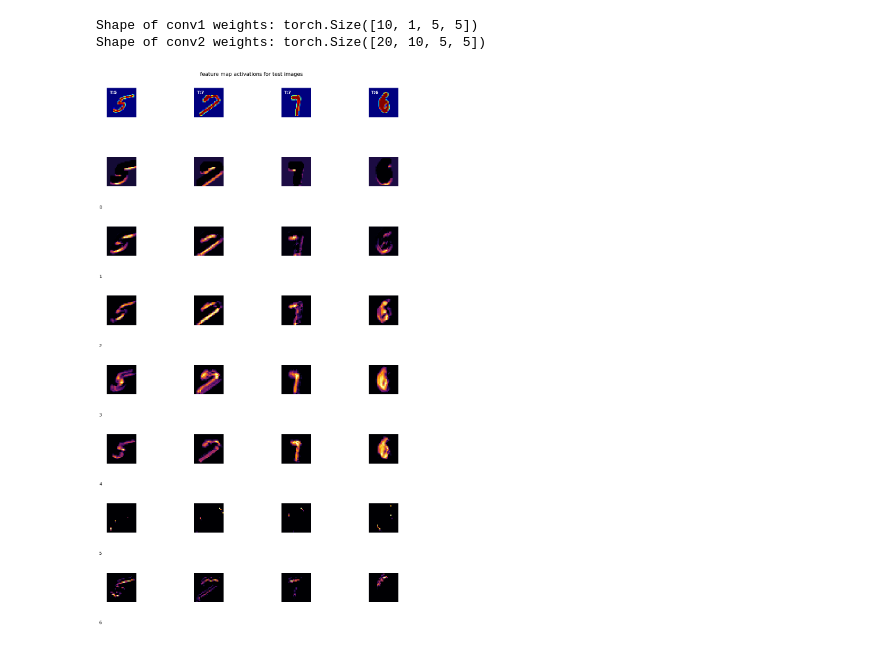
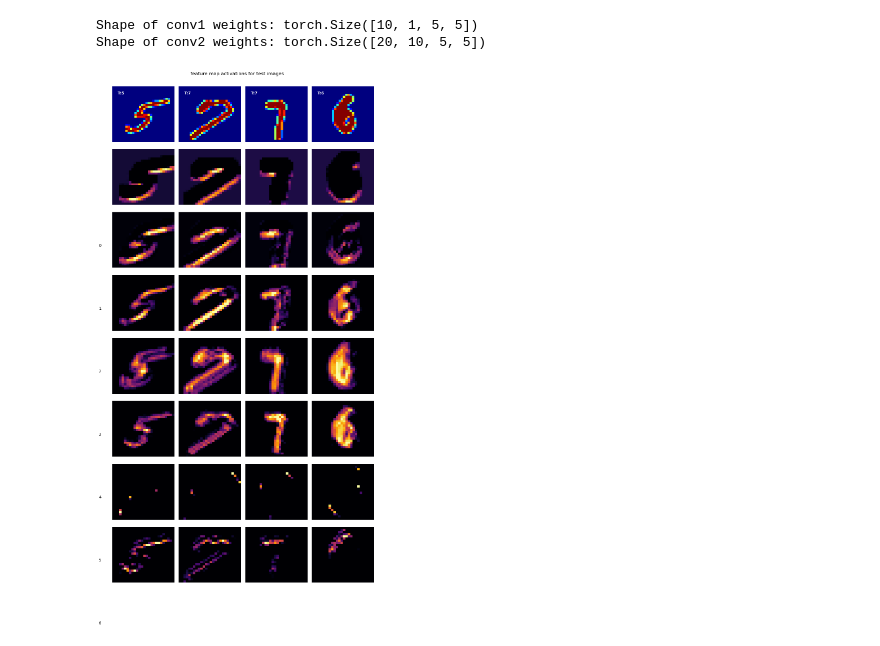
Before and after one commit to skruberk/PyTorch_public, a Jupyter notebook: CNN_Test.ipynb, the cells around one changed output. Drawn from its saved outputs; the diff is of its cells as text; code cells hidden in the pictures.

Commit message:
test for CNN, visualize feature maps and weights
fixed plotting on feature maps

```diff
--- a/CNN_Test.ipynb
+++ b/CNN_Test.ipynb
@@ -295,26 +295,25 @@ Visualizing conv2 filters:
 Shape of conv1 weights: torch.Size([10, 1, 5, 5])
 Shape of conv2 weights: torch.Size([20, 10, 5, 5])
 # %%
-#access feature maps
-# Feature maps from the conv1 layer
-fig,axs = plt.subplots(8,4,figsize=(12,18))
+#access feature maps from the conv1 layer
+fig,axs = plt.subplots(8,4,figsize=(10,18))
 
 for pic in range(4):
   # show the original picture
   img = X[pic,0,:,:].detach()
-  axs[0,pic].imshow(img,cmap='jet',vmin=0,vmax=1)
+  axs[0,pic].imshow(img,cmap='jet',vmin=0,vmax=1, aspect='auto')
   axs[0,pic].axis('off')
   axs[0,pic].text(2,2,'T:%s'%int(y[pic].item()),ha='left',va='top',color='w',fontweight='bold')
 
   for feat in range(7):
     # extract the feature map from this image
     img = featmap1[pic,feat,:,:].detach()
-    axs[feat+1,pic].imshow(img,cmap='inferno',vmin=0,vmax=torch.max(img)*.9)
+    axs[feat+1,pic].imshow(img,cmap='inferno',vmin=0,vmax=torch.max(img)*.9, aspect='auto')
     axs[feat+1,pic].axis('off')
     axs[feat+1,pic].text(-5,45,feat,ha='right') if pic==0 else None
-
+plt.subplots_adjust(left=0.1, right=0.9, top=0.1, bottom=0.05, hspace=0.1, wspace=0.1)
 plt.tight_layout()
 plt.suptitle('feature map activations for test images',x=.5,y=1.02)
 plt.show()
 # %% [output]
-[figure, old version]
+[figure, new version]
```
Also changed, not shown: parts of 1 cell of this notebook.
